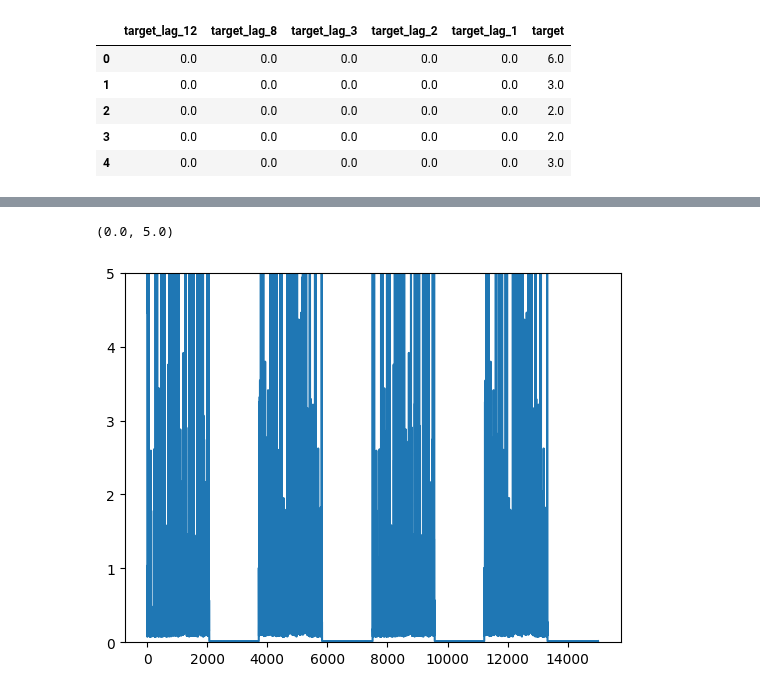
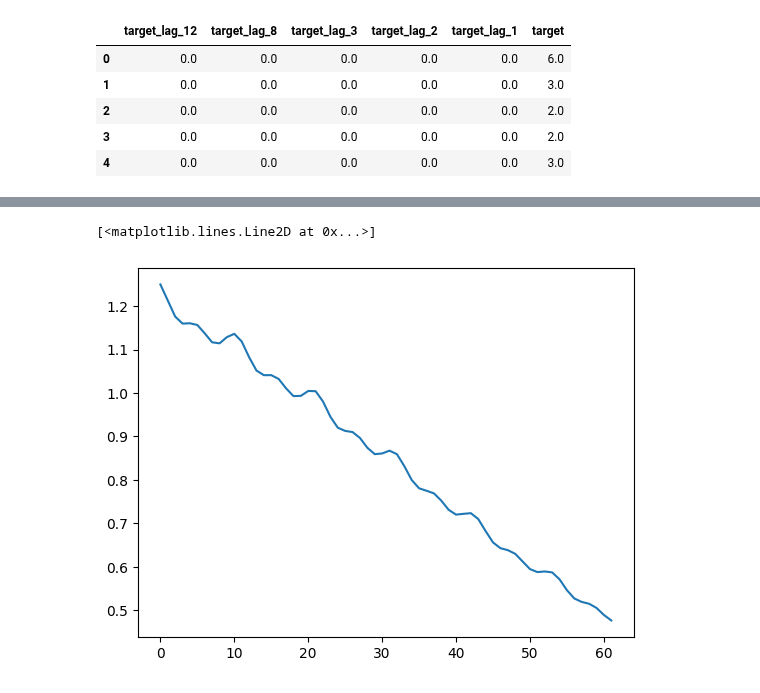
Before and after one commit to igor-cheb/retail_sales_prediction, a Jupyter notebook: modelling.ipynb, the cells around one changed output, grey strips where cells are left out. Drawn from its saved outputs; the diff is of its cells as text; code cells hidden in the pictures.

Commit message:
rnn works on fake data

```diff
--- a/modelling.ipynb
+++ b/modelling.ipynb
@@ -415,21 +415,21 @@ class RNNModel(torch.nn.Module):
         self.batch_size = batch_size
         self.hidden_size = hidden_size
         self.input_size = input_size
-        # batch, seq, feature -> batch, 5, 1
         self.rnn = torch.nn.RNN(input_size=self.input_size,
                                 hidden_size=self.hidden_size,
                                 num_layers=1,
                                 batch_first=True
                                 )
+        # expected input format: batch, num of lags, num of features -> batch, 5, 1
         self.linear = torch.nn.Linear(hidden_size, 1)
 
         self.losses = []
-        self.optimiser = torch.optim.Adam(params=self.parameters(), lr=1e-10)
+        self.optimiser = torch.optim.Adam(params=self.parameters(), lr=1e-4)
 
     def forward(self,
                 token: torch.Tensor):
 
-        hidden_state = torch.zeros(1, self.batch_size, self.hidden_size)
+        hidden_state = torch.zeros(1, token.shape[0], self.hidden_size)
 
         out_token, _ = self.rnn(token, hidden_state)
         output = self.linear(out_token[:,-1,:])
@@ -454,5 +454,24 @@ class RNNModel(torch.nn.Module):
         for _ in tqdm(range(self.num_epochs)):
             self._train_epoch(X, y)
 
-    def predict(self):
-        pass
+    def predict(self, X):
+        print(X.shape)
+        return self.forward(token=torch.Tensor(X).float().unsqueeze(dim=-1))
+# %%
+def construct_fake_df(df_len: int=20000,
+                      lookback_window: int=15,
+                      lags_list: list=[12, 8, 3, 2, 1]):
+    x = np.array(range(1, df_len))
+    y = np.sin(x/10)
+
+    X = []
+    for ix, val in enumerate(y[:-(lookback_window-1)]):
+        X.append(y[ix: ix+(lookback_window+1)][::-1])
+
+    feats_cols = [f'lag_{col+1}' for col in range(lookback_window)]
+    out_df = pd.DataFrame(X, columns=['target'] + feats_cols).dropna()
+
+    filtered_cols  = [col for col in feats_cols if col in [f'lag_{num}' for num in lags_list]][::-1]
+    # cols = [['target'] + feats_cols]
+    return out_df[['target'] + filtered_cols], filtered_cols
+fake_df, rnn_feats = construct_fake_df()
@@ -459,22 +494,23 @@ class RNNModel(torch.nn.Module):
 # %%
 rnn = RNNModel(input_size=1,
                hidden_size=8,
-               batch_size=128,
-               num_epochs=2)
+               batch_size=32,
+               num_epochs=1)
 # %%
 scaler_X = StandardScaler()
 scaler_y = StandardScaler()
-tmp_X = scaler_X.fit_transform(rnn_df[rnn_feats].values)
-tmp_y = scaler_y.fit_transform(rnn_df['target'].values.reshape(-1,1))
+tmp_X = scaler_X.fit_transform(fake_df[rnn_feats].values)
+tmp_y = scaler_y.fit_transform(fake_df['target'].values.reshape(-1,1))
 
 tmp_X = torch.Tensor(tmp_X).float().unsqueeze(dim=-1)
 tmp_y = torch.Tensor(tmp_y).float()#.unsqueeze(dim=-1)
 
 rnn.fit(X=tmp_X, y=tmp_y)
-# %%
-import matplotlib.pyplot as plt
-plt.plot(rnn.losses)
-plt.ylim(0,5)
-# %% [output]
-(0.0, 5.0)
-[figure, removed]
+# %%
+
+smoothed_losses = np.array(rnn.losses)[:10*(len(rnn.losses)//10)].reshape(-1,10).mean(axis=1)
+plt.plot(smoothed_losses)
+# plt.ylim(0,1)
+# %% [output]
+[<matplotlib.lines.Line2D at 0x...>]
+[figure, added]
```
Also changed, not shown: parts of 4 cells of this notebook.
